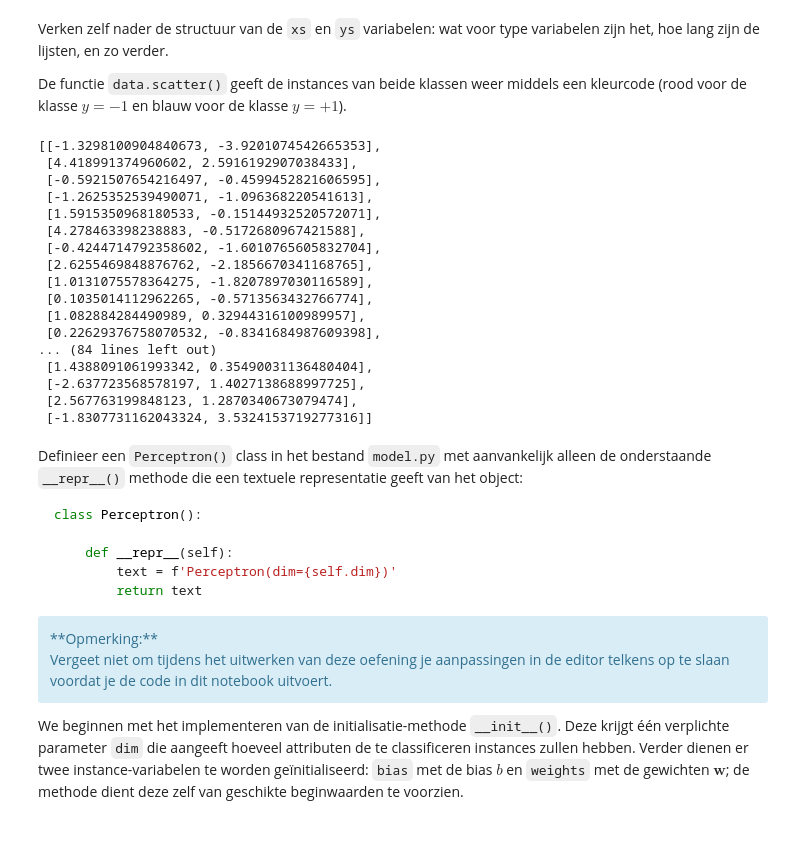
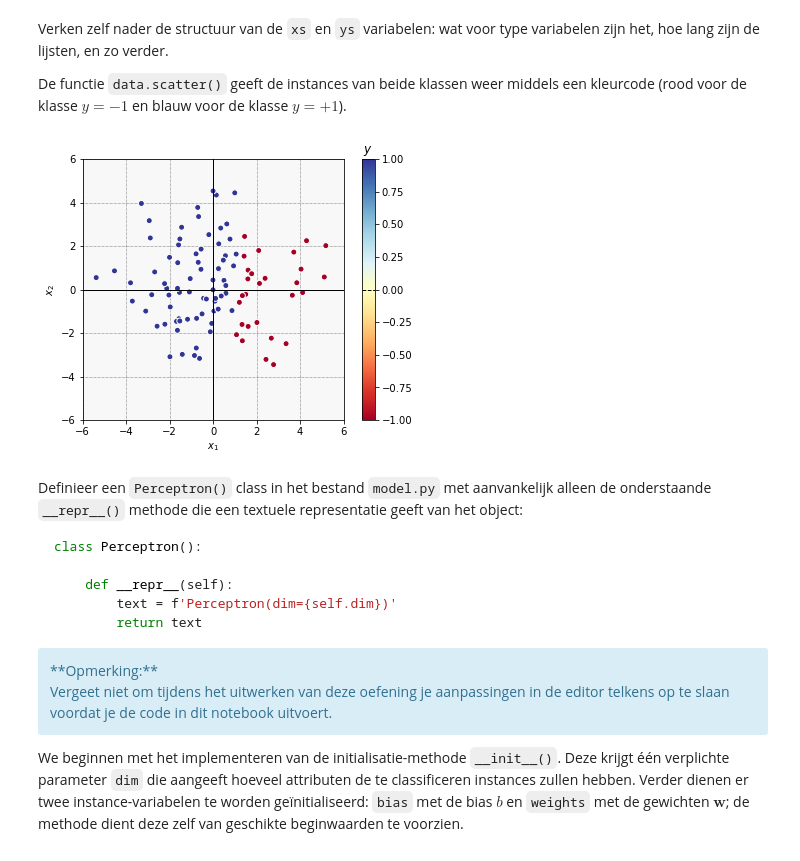
Before and after one commit to gitMilan/advanced_datamining, a Jupyter notebook: H1/Werkcollege_v2122-H1.ipynb, the cells around one changed output. Cells and saved outputs as stored; diff of their text form; code cells hidden in the pictures.

```diff
--- a/H1/Werkcollege_v2122-H1.ipynb
+++ b/H1/Werkcollege_v2122-H1.ipynb
@@ -80,26 +80,9 @@ Verken zelf nader de structuur van de `xs` en `ys` variabelen: wat voor type var
 
 De functie `data.scatter()` geeft de instances van beide klassen weer middels een kleurcode (rood voor de klasse $y=-1$ en blauw voor de klasse $y=+1$).
 # %%
-# data.scatter(xs, ys)
-xs
+data.scatter(xs, ys)
 # %% [output]
-[[-1.3298100904840673, -3.9201074542665353],
- [4.418991374960602, 2.5916192907038433],
- [-0.5921507654216497, -0.4599452821606595],
- [-1.2625352539490071, -1.096368220541613],
- [1.5915350968180533, -0.15144932520572071],
- [4.278463398238883, -0.5172680967421588],
- [-0.4244714792358602, -1.6010765605832704],
- [2.6255469848876762, -2.1856670341168765],
- [1.0131075578364275, -1.8207897030116589],
- [0.1035014112962265, -0.5713563432766774],
- [1.082884284490989, 0.32944316100989957],
- [0.22629376758070532, -0.8341684987609398],
-... (84 lines left out)
- [1.4388091061993342, 0.35490031136480404],
- [-2.637723568578197, 1.4027138688997725],
- [2.567763199848123, 1.2870340673079474],
- [-1.8307731162043324, 3.5324153719277316]]
+[figure, added]
 # %% [markdown]
 Definieer een `Perceptron()` class in het bestand `model.py` met aanvankelijk alleen de onderstaande `__repr__()` methode die een textuele representatie geeft van het object:
 
```
Also changed, not shown: parts of 14 cells of this notebook, 10 other files.
